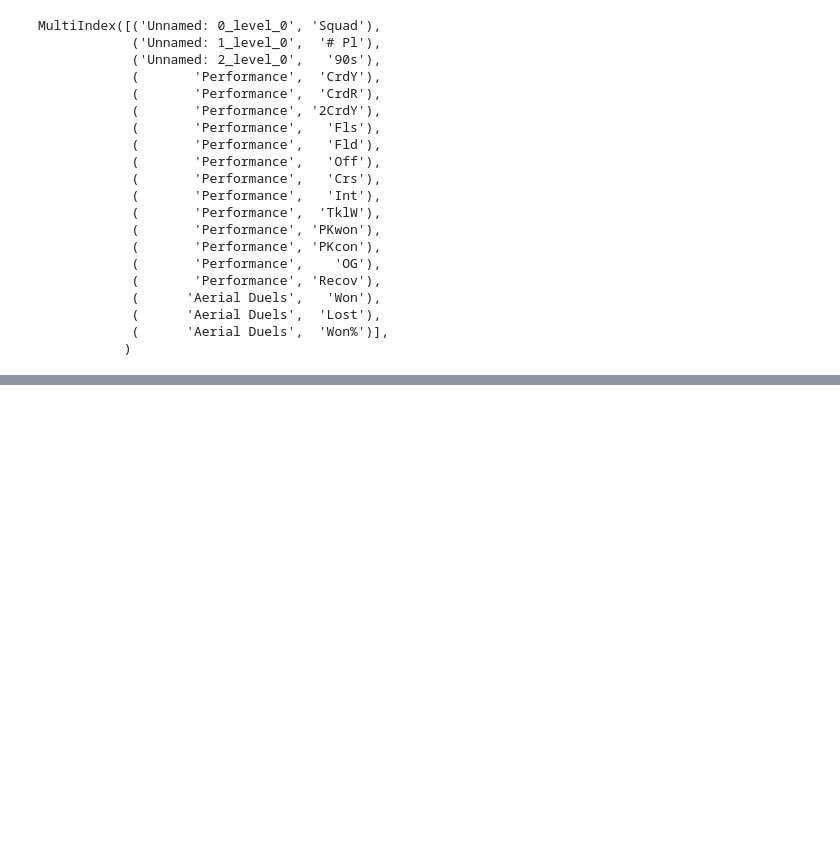
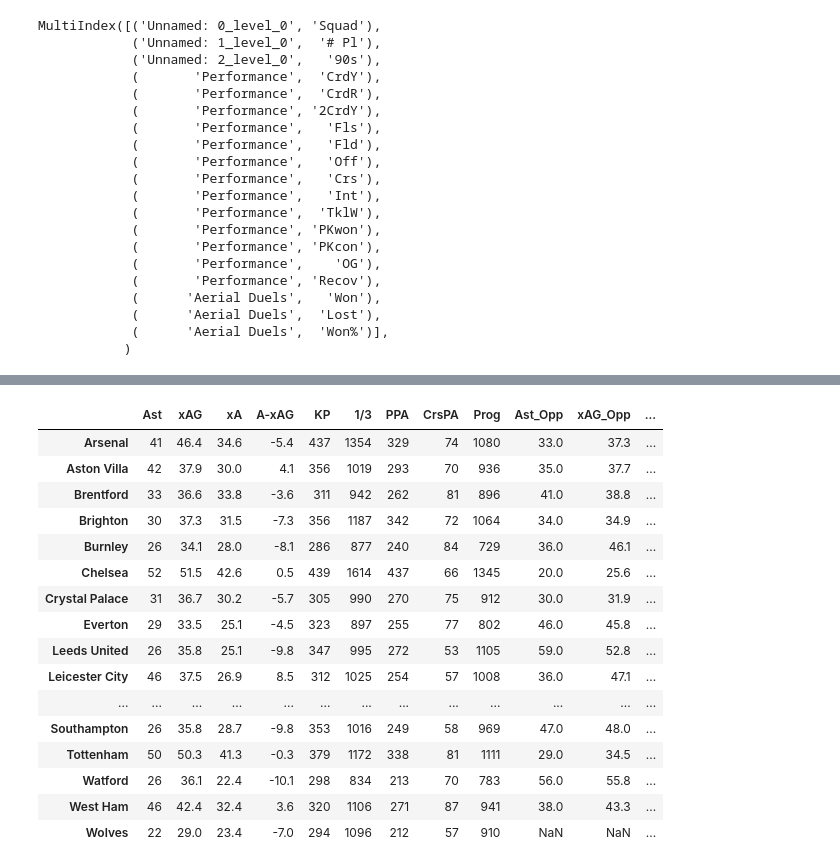
Before and after one commit to p13kara33/FootballData, a Jupyter notebook: footballdata/test_fbref.ipynb, the cells around one changed output, grey strips where cells are left out. Drawn from its saved outputs; the diff is of its cells as text; code cells hidden in the pictures; blank space fills up the shorter version.

Commit message:
FD-5 Customizing the Details column/index

```diff
--- a/footballdata/test_fbref.ipynb
+++ b/footballdata/test_fbref.ipynb
@@ -212,0 +199,2 @@ MultiIndex([('Home',     'MP'),
+# %%
+squad_passing_df = merge_dfs(leagues_list[10], leagues_list[11])
@@ -212,0 +221,22 @@ MultiIndex([('Home',     'MP'),
+# %%
+squad_passing_df.rename(columns={"Details": "Advanced_Passing"}, inplace=True)
+# %%
+squad_passing_df.Advanced_Passing
+# %% [output]
+|  | Ast | xAG | xA | A-xAG | KP | 1/3 | PPA | CrsPA | Prog | Ast_Opp | xAG_Opp | ... |
+| Arsenal | 41 | 46.4 | 34.6 | -5.4 | 437 | 1354 | 329 | 74 | 1080 | 33.0 | 37.3 | ... |
+| Aston Villa | 42 | 37.9 | 30.0 | 4.1 | 356 | 1019 | 293 | 70 | 936 | 35.0 | 37.7 | ... |
+| Brentford | 33 | 36.6 | 33.8 | -3.6 | 311 | 942 | 262 | 81 | 896 | 41.0 | 38.8 | ... |
+| Brighton | 30 | 37.3 | 31.5 | -7.3 | 356 | 1187 | 342 | 72 | 1064 | 34.0 | 34.9 | ... |
+| Burnley | 26 | 34.1 | 28.0 | -8.1 | 286 | 877 | 240 | 84 | 729 | 36.0 | 46.1 | ... |
+| Chelsea | 52 | 51.5 | 42.6 | 0.5 | 439 | 1614 | 437 | 66 | 1345 | 20.0 | 25.6 | ... |
+| Crystal Palace | 31 | 36.7 | 30.2 | -5.7 | 305 | 990 | 270 | 75 | 912 | 30.0 | 31.9 | ... |
+| Everton | 29 | 33.5 | 25.1 | -4.5 | 323 | 897 | 255 | 77 | 802 | 46.0 | 45.8 | ... |
+| Leeds United | 26 | 35.8 | 25.1 | -9.8 | 347 | 995 | 272 | 53 | 1105 | 59.0 | 52.8 | ... |
+| Leicester City | 46 | 37.5 | 26.9 | 8.5 | 312 | 1025 | 254 | 57 | 1008 | 36.0 | 47.1 | ... |
+| ... | ... | ... | ... | ... | ... | ... | ... | ... | ... | ... | ... | ... |
+| Southampton | 26 | 35.8 | 28.7 | -9.8 | 353 | 1016 | 249 | 58 | 969 | 47.0 | 48.0 | ... |
+| Tottenham | 50 | 50.3 | 41.3 | -0.3 | 379 | 1172 | 338 | 81 | 1111 | 29.0 | 34.5 | ... |
+| Watford | 26 | 36.1 | 22.4 | -10.1 | 298 | 834 | 213 | 70 | 783 | 56.0 | 55.8 | ... |
+| West Ham | 46 | 42.4 | 32.4 | 3.6 | 320 | 1106 | 271 | 87 | 941 | 38.0 | 43.3 | ... |
+| Wolves | 22 | 29.0 | 23.4 | -7.0 | 294 | 1096 | 212 | 57 | 910 | NaN | NaN | ... |
```
Also changed, not shown: parts of 7 cells of this notebook, 1 other file.
